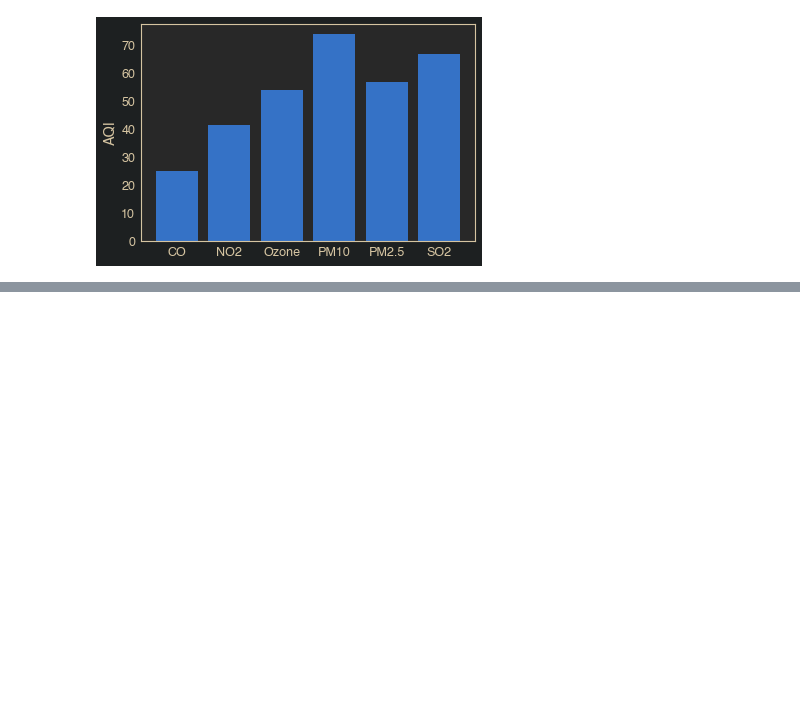
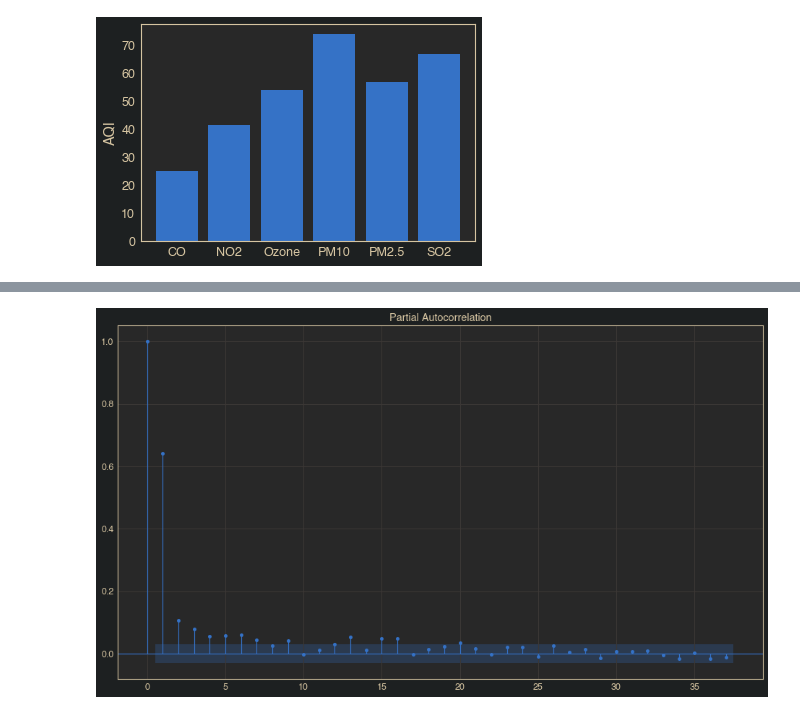
Before and after one commit to qghaemi/ga_project_5, a Jupyter notebook: EDA-AL.ipynb, the cells around one changed output, grey strips where cells are left out. Saved outputs shown, nothing was run; the diff lists cells and outputs as text; code cells hidden in the pictures; blank space fills up the shorter version.

```diff
--- a/EDA-AL.ipynb
+++ b/EDA-AL.ipynb
@@ -75,0 +114,5 @@ corr_matrix =
+# %%
+fig, ax = plt.subplots(figsize=(16,9))
+plot_pacf(df_daily['aqi'], ax=ax);
+# %% [output]
+[figure, added]
```
Also changed, not shown: parts of 15 cells of this notebook.
